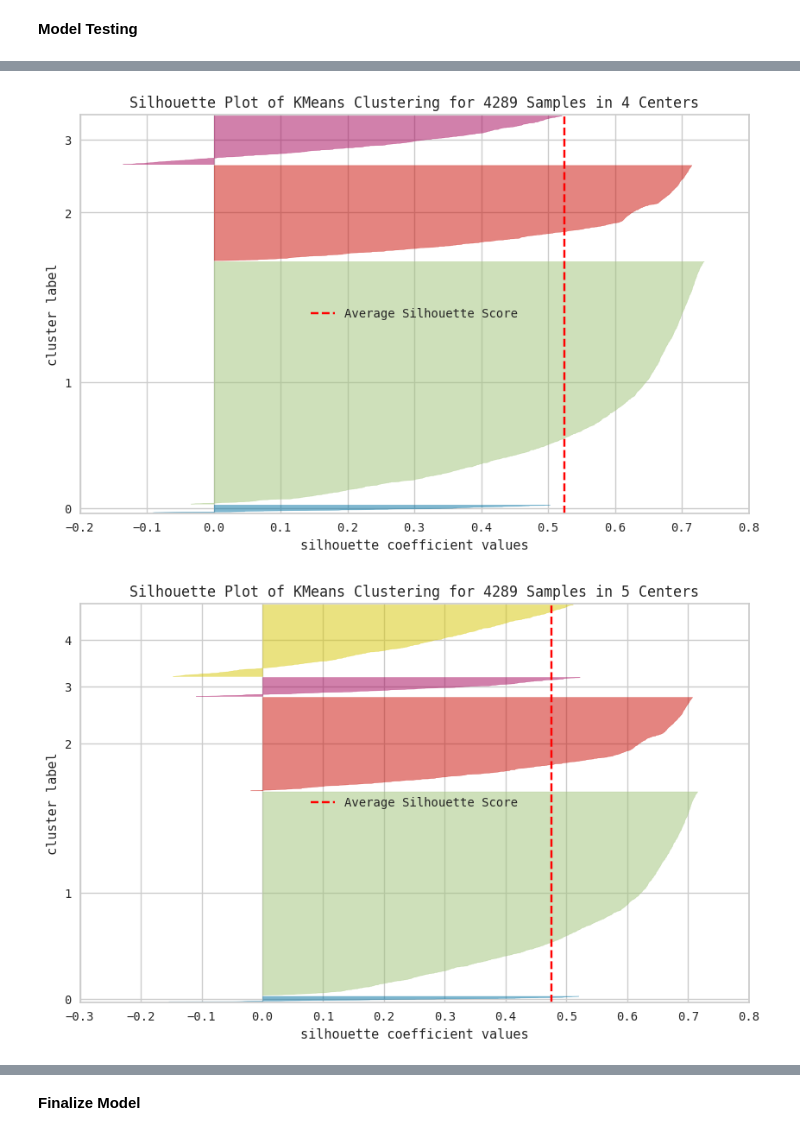
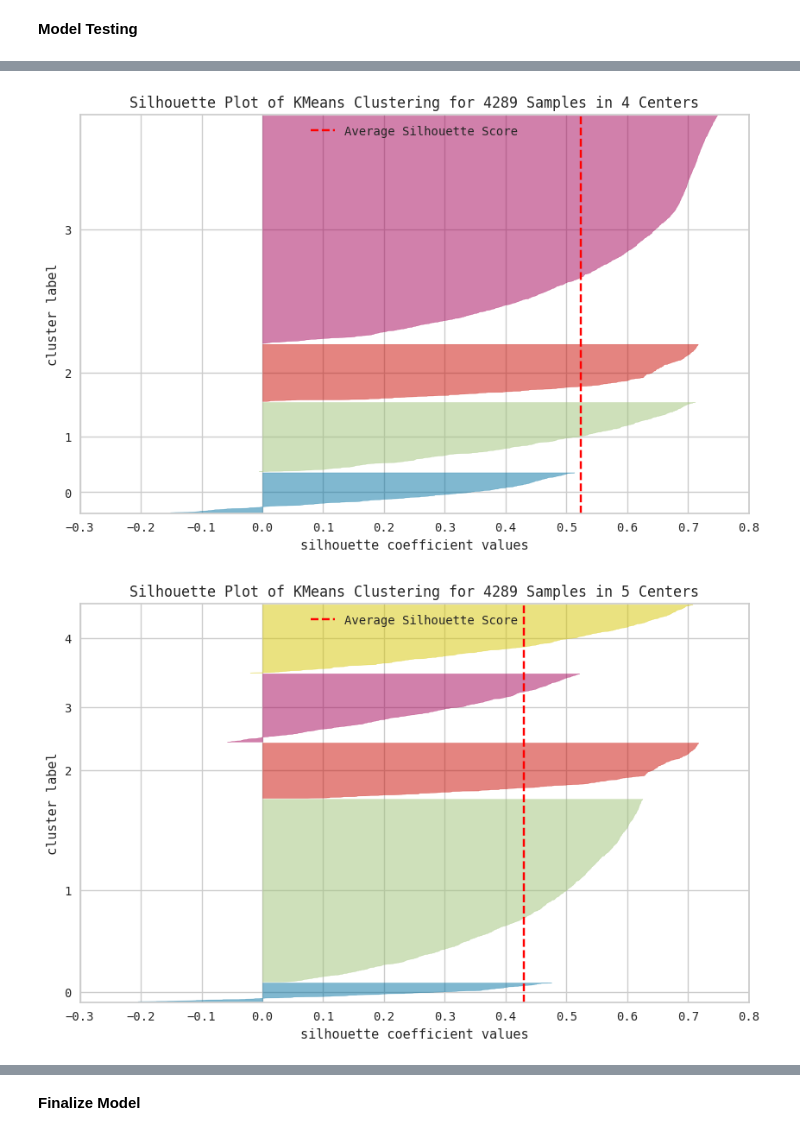
Before and after one commit to hyugai/ML-Clustering-CustomersSegmentation_OnlineRetail, a Jupyter notebook: notebooks/model_testing.ipynb, the cells around one changed output, grey strips where cells are left out. Saved outputs shown, nothing was run; the diff lists cells and outputs as text; code cells hidden in the pictures.

```diff
--- a/notebooks/model_testing.ipynb
+++ b/notebooks/model_testing.ipynb
@@ -28,12 +25,10 @@ import joblib
 # %%
 # dataset
 df = pd.read_csv('../dataset/cleaned_rfm.csv').set_index('customer_id')
+df_model = pd.read_csv('../dataset/processed_outliers.csv')
 
-## scaling
-num_cols = df.select_dtypes(np.number).columns.tolist()
-arr = df[num_cols].values
-scaler = StandardScaler()
-scaled_arr = scaler.fit_transform(arr)
+# dtype columns separation
+num_cols = df_model.select_dtypes(np.number).columns.tolist()
 # %% [markdown]
 <b>Model Testing</b>
 # %%
@@ -43,7 +38,7 @@ for i in range(2, 15):
     register_ray()
     with joblib.parallel_backend('ray'):
         model = KMeans(n_clusters=i, init='k-means++', max_iter=500, random_state=7)
-        model.fit(scaled_arr)
+        model.fit(df_model[num_cols].values)
         results.append(model.inertia_)
 
 ## plotting
@@ -58,8 +53,8 @@ plt.show()
 # %%
 # silhouette
 for i in [4, 5, 6, 7]:
-    silhouette_visualizer(KMeans(n_clusters=i, init='k-means++', max_iter=500, random_state=7), scaled_arr, colors='yellowbrick')
+    silhouette_visualizer(KMeans(n_clusters=i, init='k-means++', max_iter=500, random_state=7), df_model[num_cols].values, colors='yellowbrick')
     plt.show()
 # %% [output]
-[figure, old version]
+[figure, new version]
-[figure, old version]
+[figure, new version]
```
Also changed, not shown: parts of 6 cells of this notebook, 4 other files.
